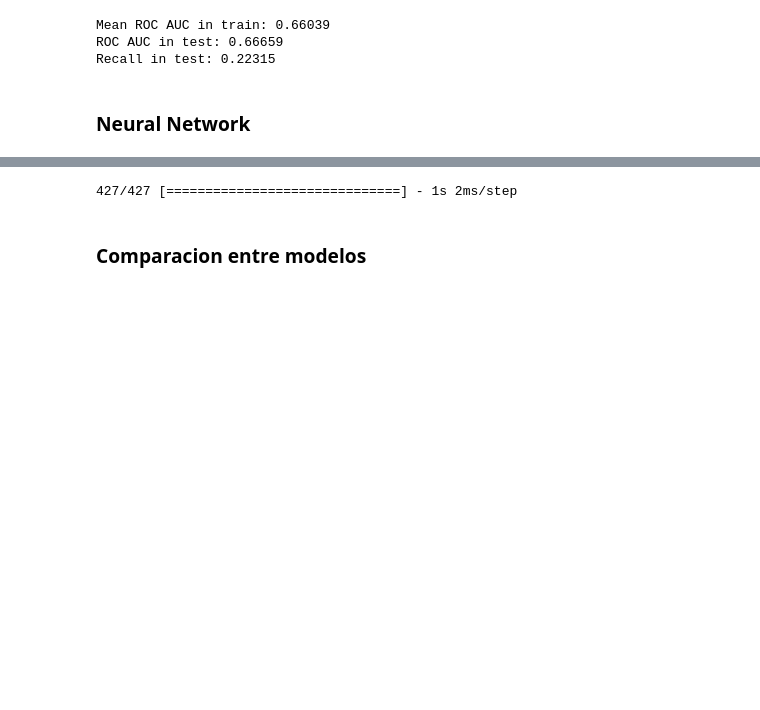
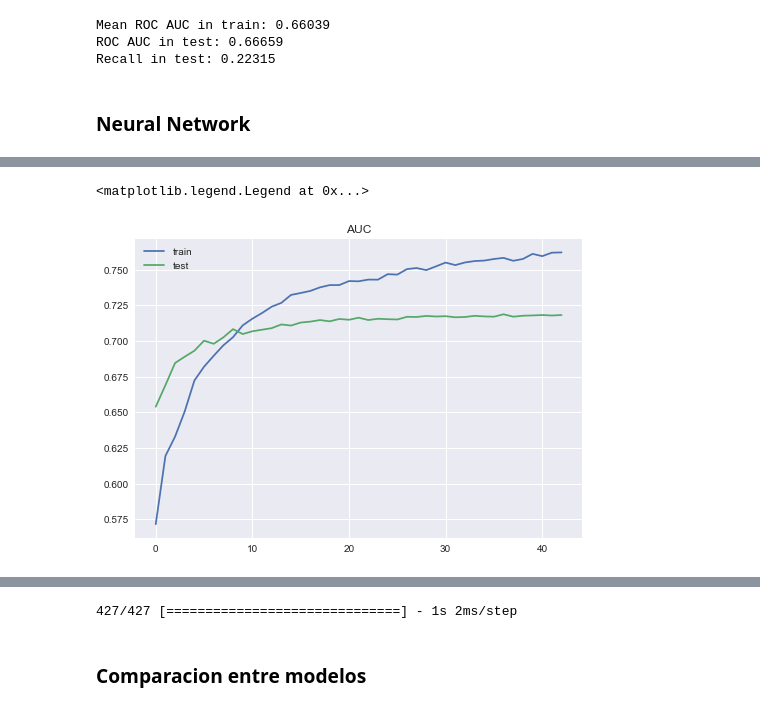
Before and after one commit to Federico-Young/Globant---LATAM-Airlines, a Jupyter notebook: EDA prediccion vuelos Santiago.ipynb, the cells around one changed output, grey strips where cells are left out. Cells and saved outputs as stored; diff of their text form; code cells hidden in the pictures; blank space fills up the shorter version.

```diff
--- a/EDA prediccion vuelos Santiago.ipynb
+++ b/EDA prediccion vuelos Santiago.ipynb
@@ -843,0 +863,9 @@ Epoch 20/20
+# %%
+# Graficamamos  AUC durante el entrenamiento
+plt.title('AUC')
+plt.plot(history.history['auc_4'], label='train')
+plt.plot(history.history['val_auc_4'], label='test')
+plt.legend()
+# %% [output]
+<matplotlib.legend.Legend at 0x...>
+[figure, added]
```
Also changed, not shown: parts of 8 cells of this notebook.
